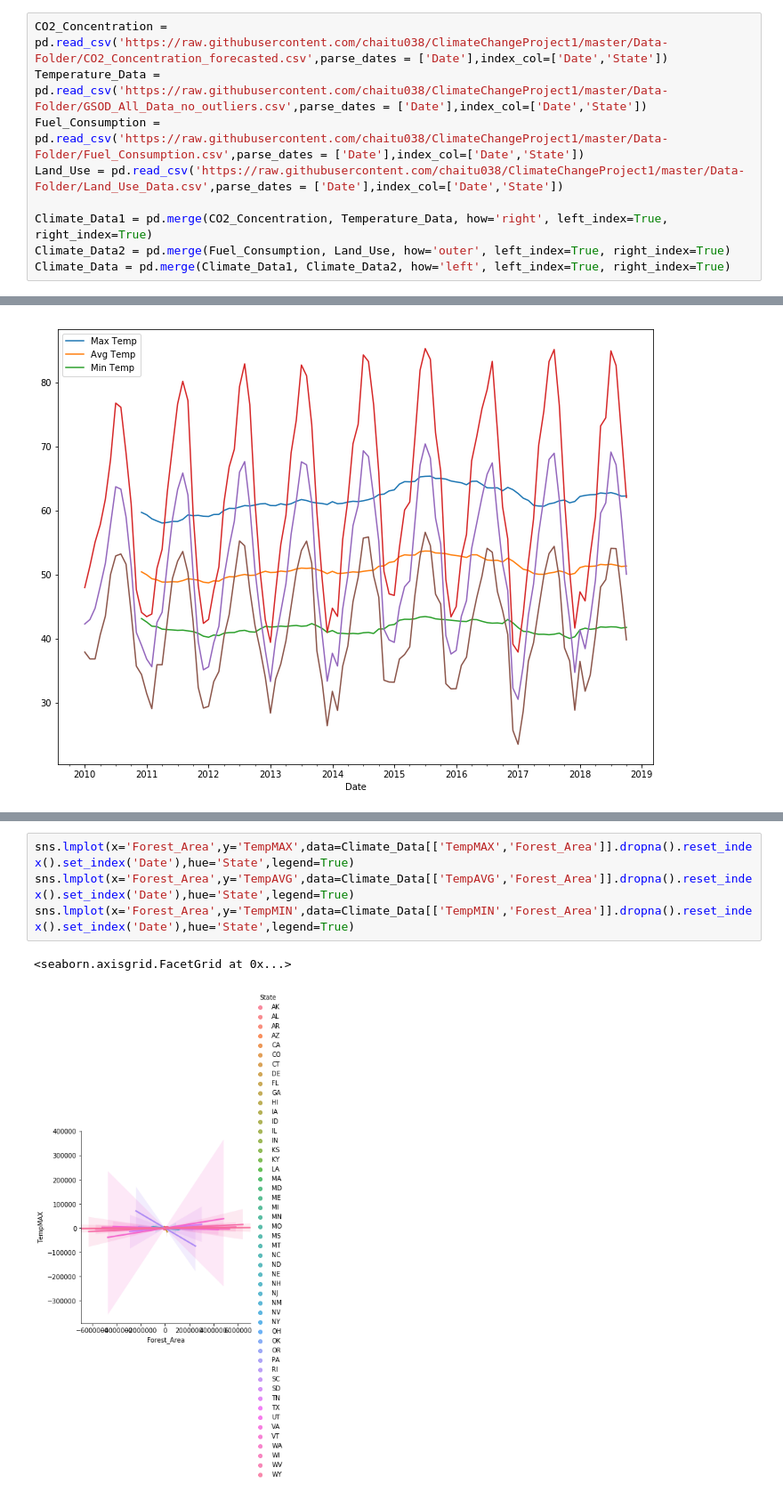
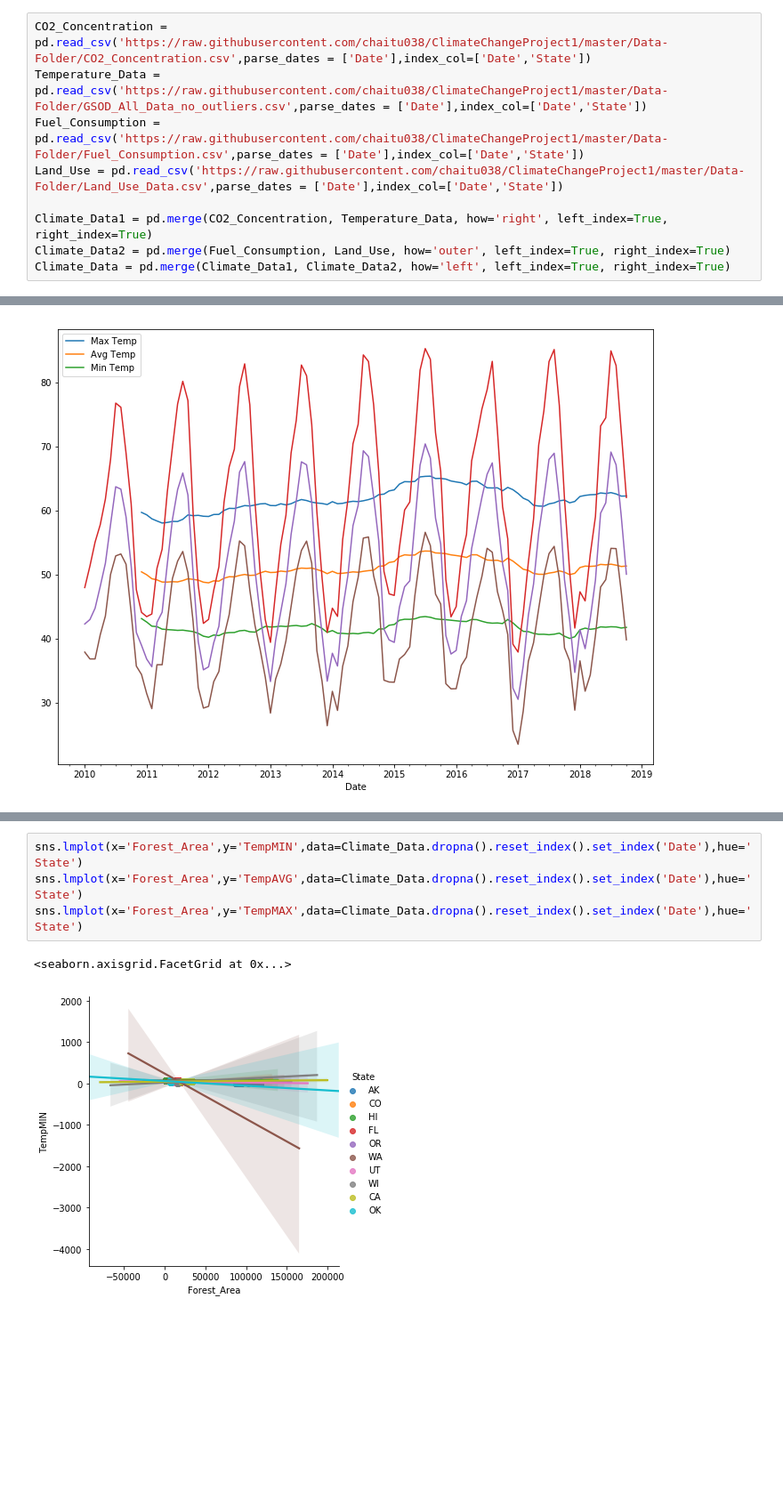
Before and after one commit to KrishnaMuluguru/ClimateChangeProject, a Jupyter notebook: ClimateChangeAnalysis.ipynb, the cells around one changed output, grey strips where cells are left out. Shown at 89% size. Drawn from its saved outputs; the diff is of its cells as text; blank space fills up the shorter version.

```diff
--- a/ClimateChangeAnalysis.ipynb
+++ b/ClimateChangeAnalysis.ipynb
@@ -13,7 +13,7 @@ plt.rcParams['figure.figsize'] = (12, 9)
 
 warnings.filterwarnings('ignore')
 # %%
-CO2_Concentration = pd.read_csv('https://raw.githubusercontent.com/chaitu038/ClimateChangeProject1/master/Data-Folder/CO2_Concentration_forecasted.csv',parse_dates = ['Date'],index_col=['Date','State'])
+CO2_Concentration = pd.read_csv('https://raw.githubusercontent.com/chaitu038/ClimateChangeProject1/master/Data-Folder/CO2_Concentration.csv',parse_dates = ['Date'],index_col=['Date','State'])
 Temperature_Data = pd.read_csv('https://raw.githubusercontent.com/chaitu038/ClimateChangeProject1/master/Data-Folder/GSOD_All_Data_no_outliers.csv',parse_dates = ['Date'],index_col=['Date','State'])
 Fuel_Consumption = pd.read_csv('https://raw.githubusercontent.com/chaitu038/ClimateChangeProject1/master/Data-Folder/Fuel_Consumption.csv',parse_dates = ['Date'],index_col=['Date','State'])
 Land_Use = pd.read_csv('https://raw.githubusercontent.com/chaitu038/ClimateChangeProject1/master/Data-Folder/Land_Use_Data.csv',parse_dates = ['Date'],index_col=['Date','State'])
@@ -171,7 +184,7 @@ plt.show()
 # %%
-sns.lmplot(x='Forest_Area',y='TempMAX',data=Climate_Data[['TempMAX','Forest_Area']].dropna().reset_index().set_index('Date'),hue='State',legend=True)
-sns.lmplot(x='Forest_Area',y='TempAVG',data=Climate_Data[['TempAVG','Forest_Area']].dropna().reset_index().set_index('Date'),hue='State',legend=True)
-sns.lmplot(x='Forest_Area',y='TempMIN',data=Climate_Data[['TempMIN','Forest_Area']].dropna().reset_index().set_index('Date'),hue='State',legend=True)
+sns.lmplot(x='Forest_Area',y='TempMIN',data=Climate_Data.dropna().reset_index().set_index('Date'),hue='State')
+sns.lmplot(x='Forest_Area',y='TempAVG',data=Climate_Data.dropna().reset_index().set_index('Date'),hue='State')
+sns.lmplot(x='Forest_Area',y='TempMAX',data=Climate_Data.dropna().reset_index().set_index('Date'),hue='State')
 # %% [output]
 <seaborn.axisgrid.FacetGrid at 0x...>
-[figure, old version]
+[figure, new version]
```
Also changed, not shown: parts of 15 cells of this notebook.
